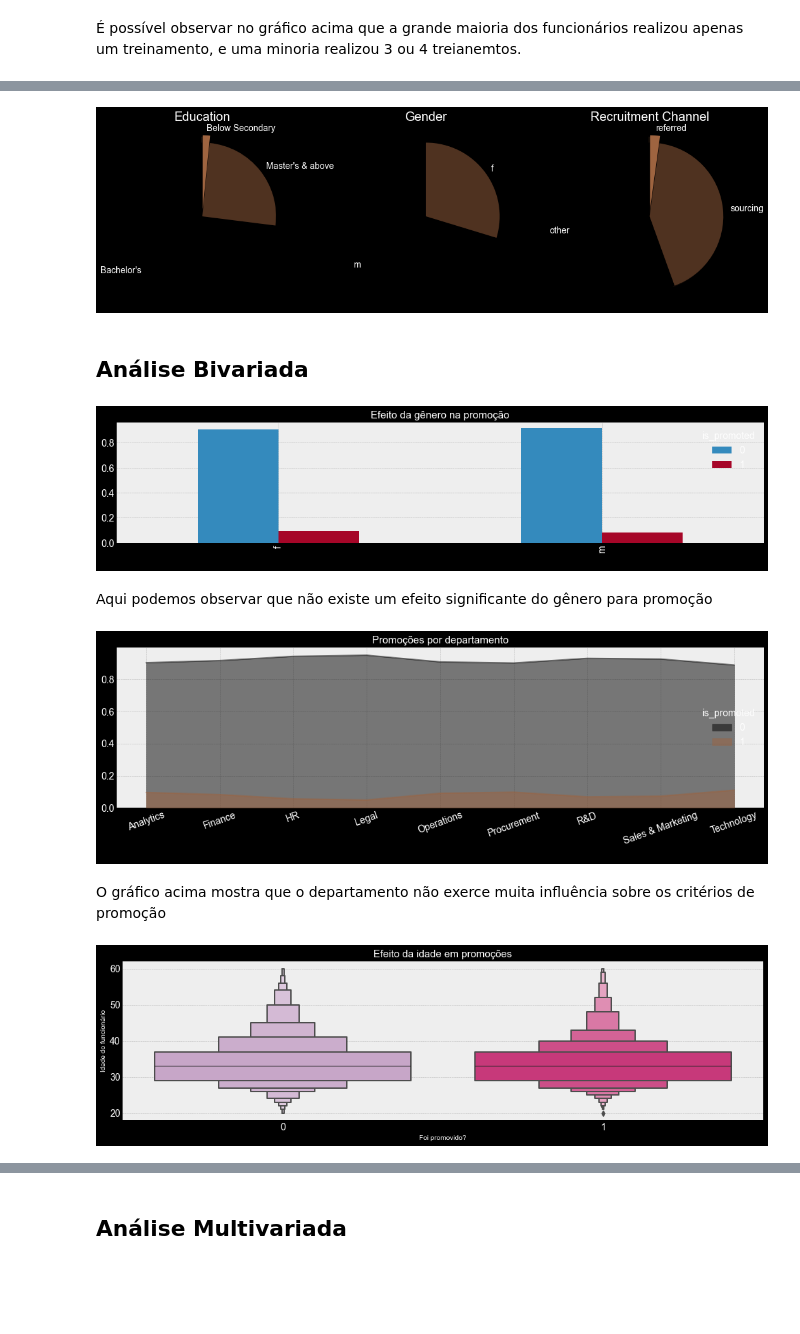
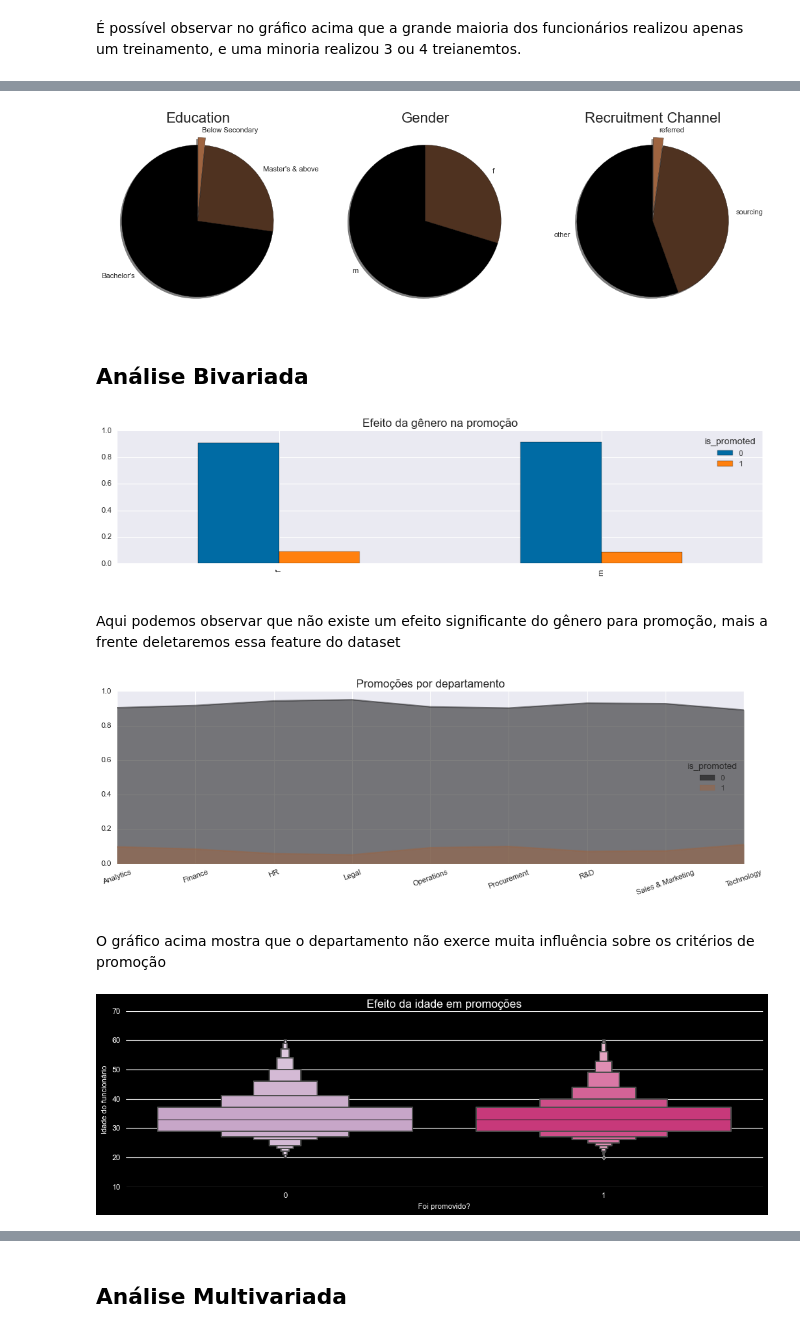
Before and after one commit to HudsonBarroso/employee_promotion_prediction, a Jupyter notebook: Employee Promotion Prediction.ipynb, the cells around one changed output, grey strips where cells are left out. Saved outputs shown, nothing was run; the diff lists cells and outputs as text; code cells hidden in the pictures; blank space fills up the shorter version.

```diff
--- a/Employee Promotion Prediction.ipynb
+++ b/Employee Promotion Prediction.ipynb
@@ -41,6 +20,6 @@ plt.style.available
 # %% [markdown]
 ## Leitura do DataSet
 # %%
-#Carregando os datasets
-train = pd.read_csv('train.csv')
-test = pd.read_csv('test.csv')
+# Carregando os datasets
+train = pd.read_csv('./input/train.csv')
+test = pd.read_csv('./input/test.csv')
@@ -248,9 +236,9 @@ plt.show()
 # %% [output]
 [figure]
 # %%
-#Removendo os outliers da coluna "Length of Service"
-train = train[train['length_of_service'] < 13]
-test = test[test['length_of_service'] < 13]
+# Removendo os outliers da coluna "Length of Service", manteremos aqueles com o tempo de serviço de até 13 anos
+train = train[train['length_of_service'] < 14]
+test = test[test['length_of_service'] < 14]
 # %% [markdown]
 ## Analise Univariada
 # %%
@@ -352,7 +340,7 @@ plt.show()
 # %%
 # Plotando outros gráficos de pizza para representar as colunas
 plt.rcParams['figure.figsize'] = (16,5)
-plt.style.use('bmh')
+plt.style.use('tableau-colorblind10')
 
 # Plotando um gráfico de pizza para representar o nível de formação escolar
 plt.subplot(1, 3, 1)
@@ -385,11 +373,11 @@ plt.pie(sizes, labels = labels, colors = colors, explode = explode, shadow = Tru
 plt.title('Recruitment Channel', fontsize = 20)
 plt.show()
 # %% [output]
-[figure, old version]
+[figure, new version]
 # %% [markdown]
 ## Análise Bivariada
 # %%
-#Verificando se existe alguma diferença na promoção por gênero
+# Verificando se existe alguma diferença na promoção por gênero
 
 plt.rcParams['figure.figsize'] = (15, 3)
 x = pd.crosstab(train['gender'], train['is_promoted'])
@@ -398,12 +386,14 @@ plt.title('Efeito da gênero na promoção', fontsize = 15)
 plt.xlabel(' ')
 plt.show()
 # %% [output]
-[figure, old version]
+[figure, new version]
 # %% [markdown]
-Aqui podemos observar que não existe um efeito significante do gênero para promoção
+Aqui podemos observar que não existe um efeito significante do gênero para promoção, mais a frente deletaremos essa feature do dataset
 # %%
 # Comparando o efeito dos diferentes departamentos na promoção
 plt.rcParams['figure.figsize'] = (15,4)
+plt.style.use('seaborn-muted')
+
 x = pd.crosstab(train['department'], train['is_promoted'])
 colors = plt.cm.copper(np.linspace(0, 1, 3))
 x.div(x.sum(1).astype(float), axis = 0).plot(kind = 'area', stacked = False, color = colors)
@@ -412,20 +402,21 @@ plt.xticks(rotation = 20)
 plt.xlabel(' ')
 plt.show()
 # %% [output]
-[figure, old version]
+[figure, new version]
 # %% [markdown]
 O gráfico acima mostra que o departamento não exerce muita influência sobre os critérios de promoção
 # %%
 # Efeito da idade na promoção
 
 plt.rcParams['figure.figsize'] = (15,4)
+plt.style.use('dark_background')
 sns.boxenplot(train['is_promoted'], train['age'], palette = 'PuRd')
 plt.title('Efeito da idade em promoções', fontsize = 15)
 plt.xlabel('Foi promovido?', fontsize = 10)
 plt.ylabel('Idade do funcionário', fontsize = 10)
 plt.show()
 # %% [output]
-[figure, old version]
+[figure, new version]
 # %%
 # Department Vs Average Training Score
 
```
Also changed, not shown: parts of 58 cells of this notebook, 9 other files.
